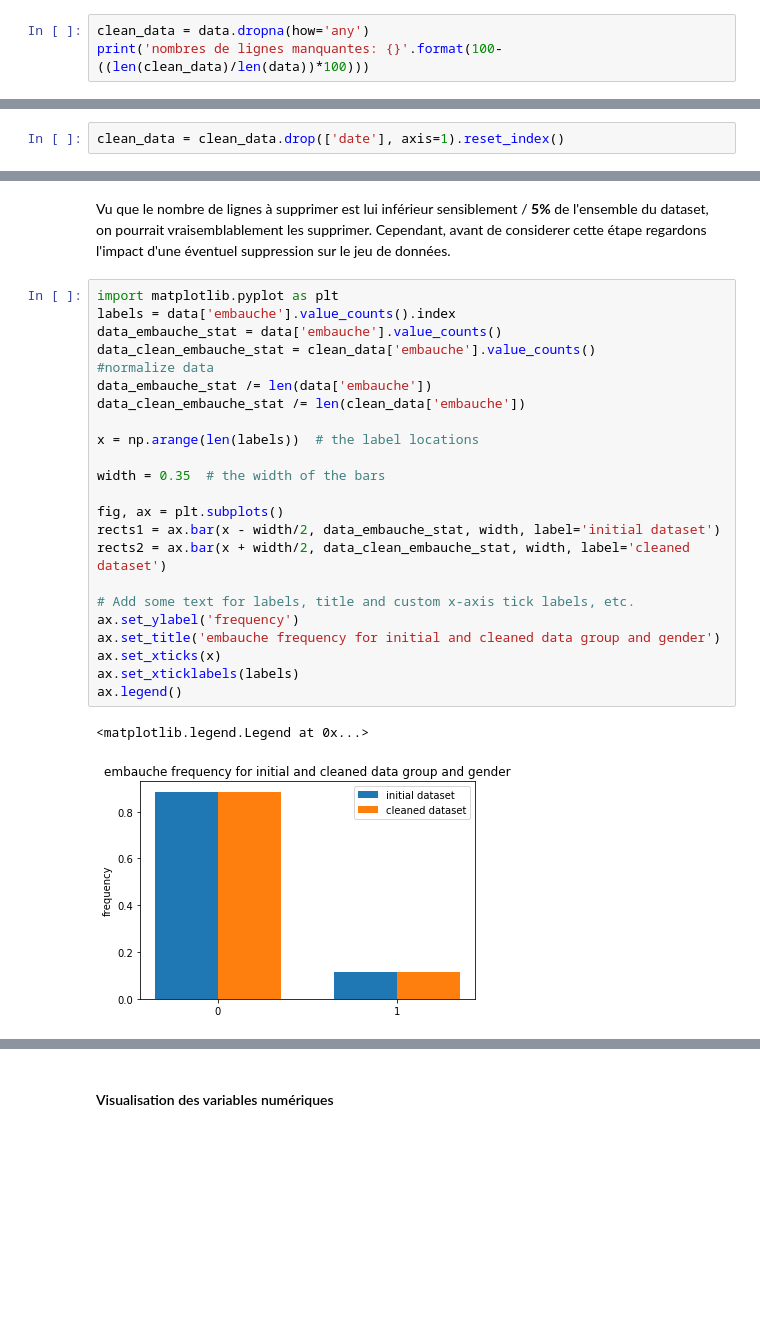
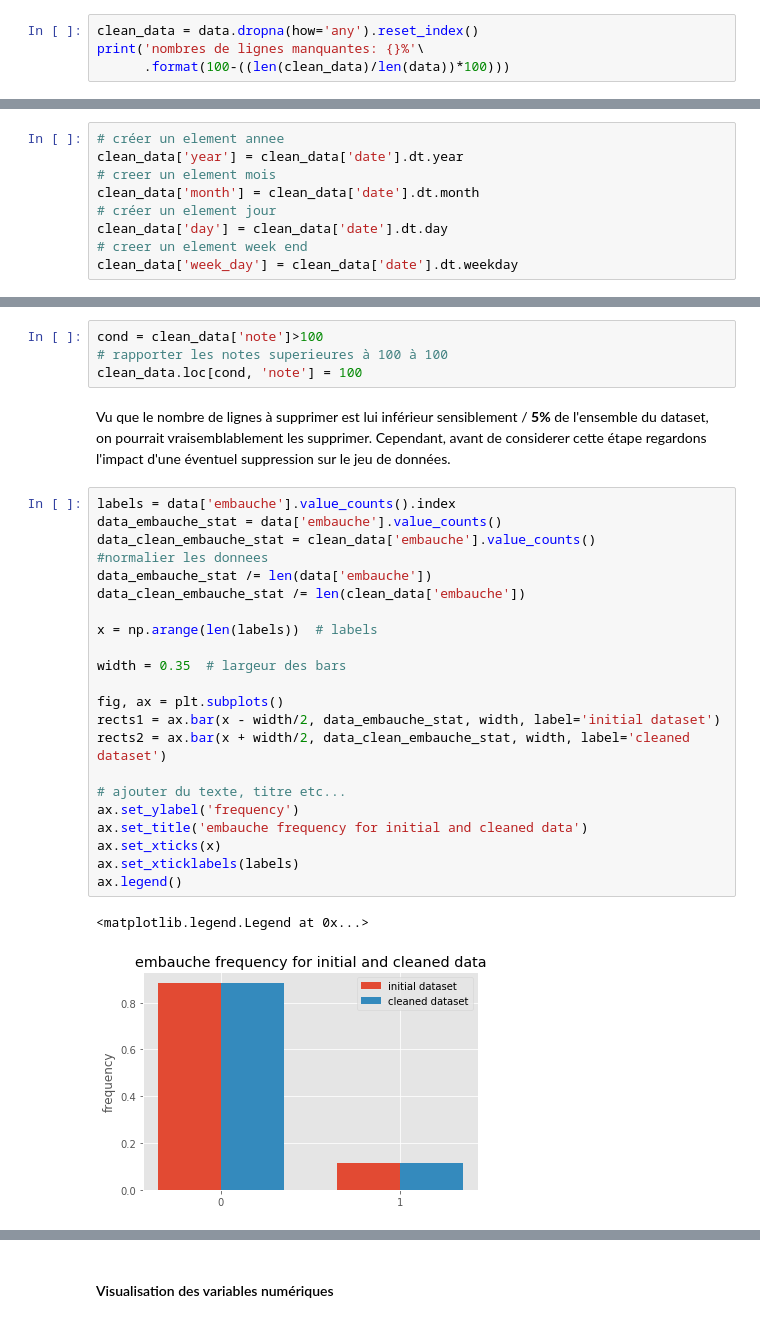
Before and after one commit to AngeKouame/METRY_QUANT-Dataset, a Jupyter notebook: test_quantmetry.ipynb, the cells around one changed output, grey strips where cells are left out. Cells and saved outputs as stored; diff of their text form; blank space fills up the shorter version.

```diff
--- a/test_quantmetry.ipynb
+++ b/test_quantmetry.ipynb
@@ -102,6 +117,7 @@ Plusieurs méthodes sont possibles. En effet, nous pouvons remplacer les valeurs
 # %% [markdown]
 #### Regardons le nombre de lignes du dataset supprimés en cas de non conservation des valeurs manquantes
 # %%
-clean_data = data.dropna(how='any')
-print('nombres de lignes manquantes: {}'.format(100-((len(clean_data)/len(data))*100)))
+clean_data = data.dropna(how='any').reset_index()
+print('nombres de lignes manquantes: {}%'\
+      .format(100-((len(clean_data)/len(data))*100)))
 # %% [output]
@@ -109,2 +124,0 @@ nombres de lignes manquantes: 4.89500000000001
-# %%
-clean_data = clean_data.drop(['date'], axis=1).reset_index()
@@ -110,0 +131,9 @@ clean_data = clean_data.drop(['date'], axis=1).reset_index()
+# %%
+# créer un element annee
+clean_data['year'] = clean_data['date'].dt.year
+# creer un element mois
+clean_data['month'] = clean_data['date'].dt.month
+# créer un element jour
+clean_data['day'] = clean_data['date'].dt.day
+# creer un element week end
+clean_data['week_day'] = clean_data['date'].dt.weekday
@@ -111,31 +159,34 @@ clean_data = clean_data.drop(['date'], axis=1).reset_index()
+# %%
+cond = clean_data['note']>100
+# rapporter les notes superieures à 100 à 100
+clean_data.loc[cond, 'note'] = 100
 # %% [markdown]
 Vu que le nombre de lignes à supprimer est lui inférieur sensiblement / <b>5%</b> de l'ensemble du dataset, on pourrait vraisemblablement les supprimer. Cependant, avant de considerer cette étape regardons l'impact d'une éventuel suppression sur le jeu de données.
 # %%
-import matplotlib.pyplot as plt
 labels = data['embauche'].value_counts().index
 data_embauche_stat = data['embauche'].value_counts()
 data_clean_embauche_stat = clean_data['embauche'].value_counts()
-#normalize data
+#normalier les donnees
 data_embauche_stat /= len(data['embauche'])
 data_clean_embauche_stat /= len(clean_data['embauche'])
 
-x = np.arange(len(labels))  # the label locations
+x = np.arange(len(labels))  # labels
 
-width = 0.35  # the width of the bars
+width = 0.35  # largeur des bars
 
 fig, ax = plt.subplots()
 rects1 = ax.bar(x - width/2, data_embauche_stat, width, label='initial dataset')
 rects2 = ax.bar(x + width/2, data_clean_embauche_stat, width, label='cleaned dataset')
 
-# Add some text for labels, title and custom x-axis tick labels, etc.
+# ajouter du texte, titre etc...
 ax.set_ylabel('frequency')
-ax.set_title('embauche frequency for initial and cleaned data group and gender')
+ax.set_title('embauche frequency for initial and cleaned data')
 ax.set_xticks(x)
 ax.set_xticklabels(labels)
 ax.legend()
 # %% [output]
 <matplotlib.legend.Legend at 0x...>
-[figure, old version]
+[figure, new version]
 # %% [markdown]
 <br> 0 represente le cas <b> pas d'embauche.</b>
 <br> 1 represente le cas <b> embauche. </b>
```
Also changed, not shown: parts of 62 cells of this notebook.
